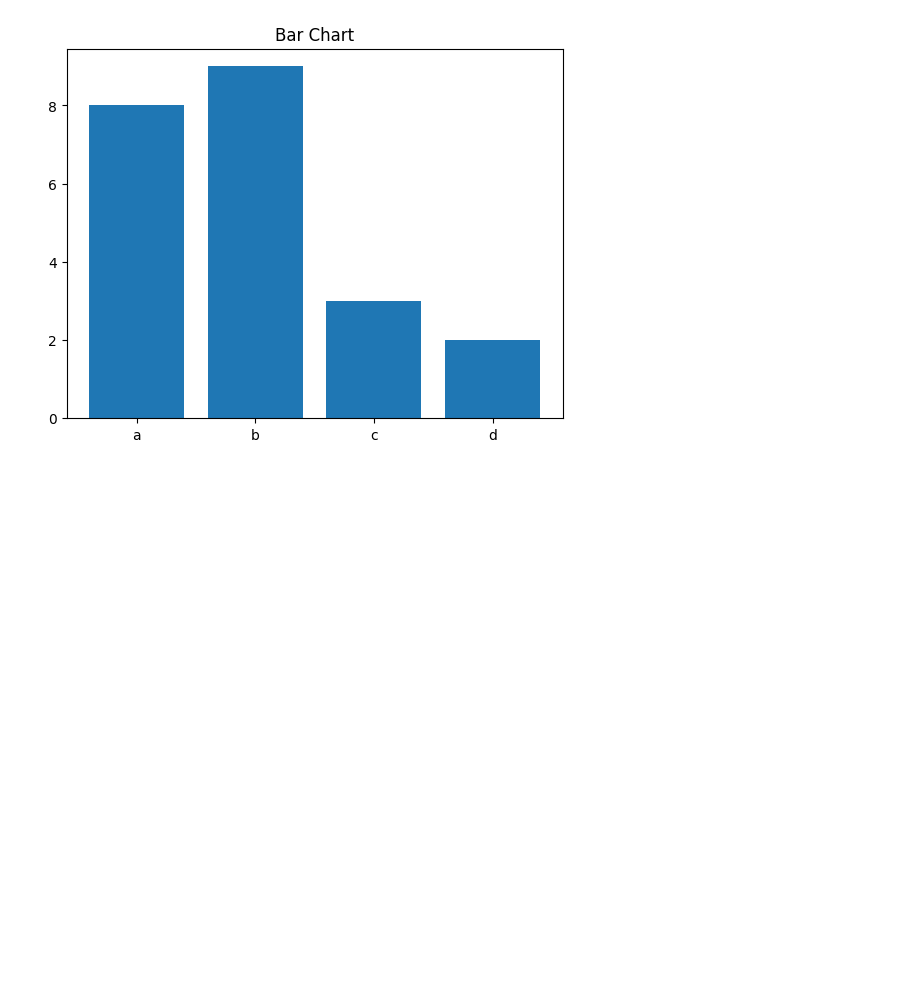
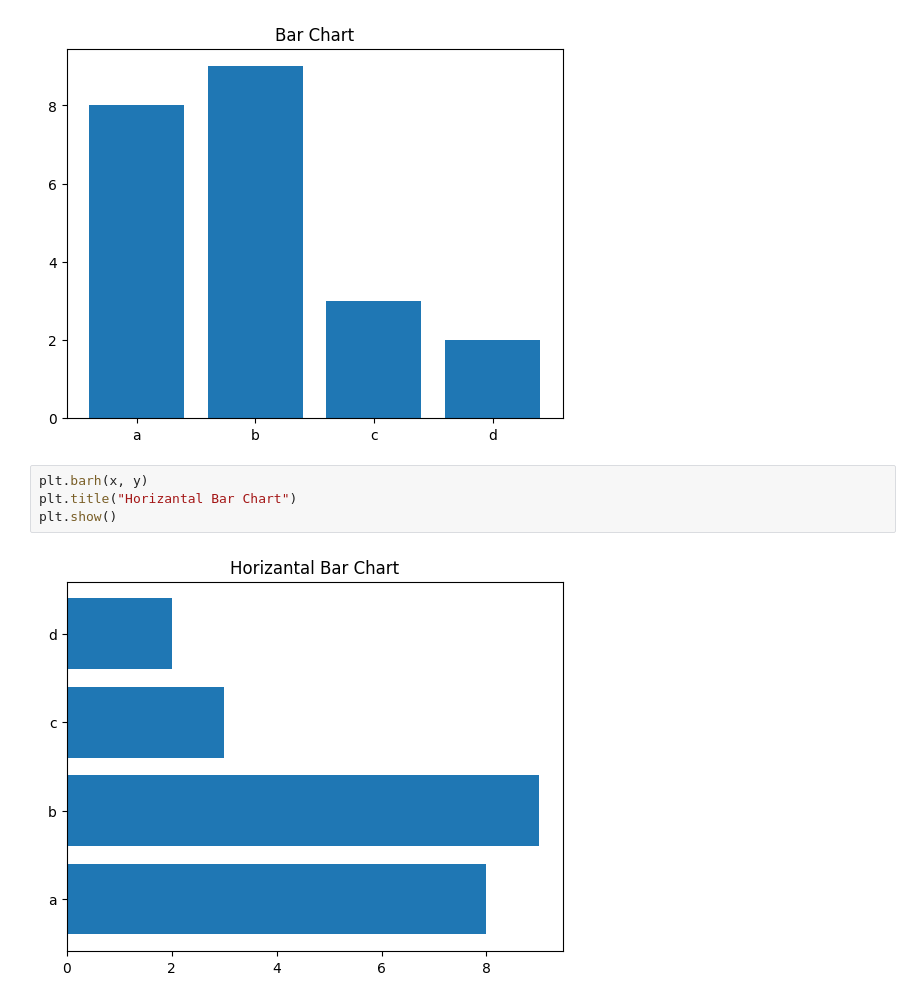
Before and after one commit to MuhammadjonArabov/Python-For-Data-Analytics, a Jupyter notebook: Visualization.ipynb, the cells around one changed output. Drawn from its saved outputs; the diff is of its cells as text; blank space fills up the shorter version.

```diff
--- a/Visualization.ipynb
+++ b/Visualization.ipynb
@@ -194,3 +194,9 @@ plt.title('Bar Chart')
 plt.show()
 # %% [output]
 [figure]
+# %%
+plt.barh(x, y)
+plt.title("Horizantal Bar Chart")
+plt.show()
+# %% [output]
+[figure, added]
```
Also changed, not shown: parts of 1 cell of this notebook.
